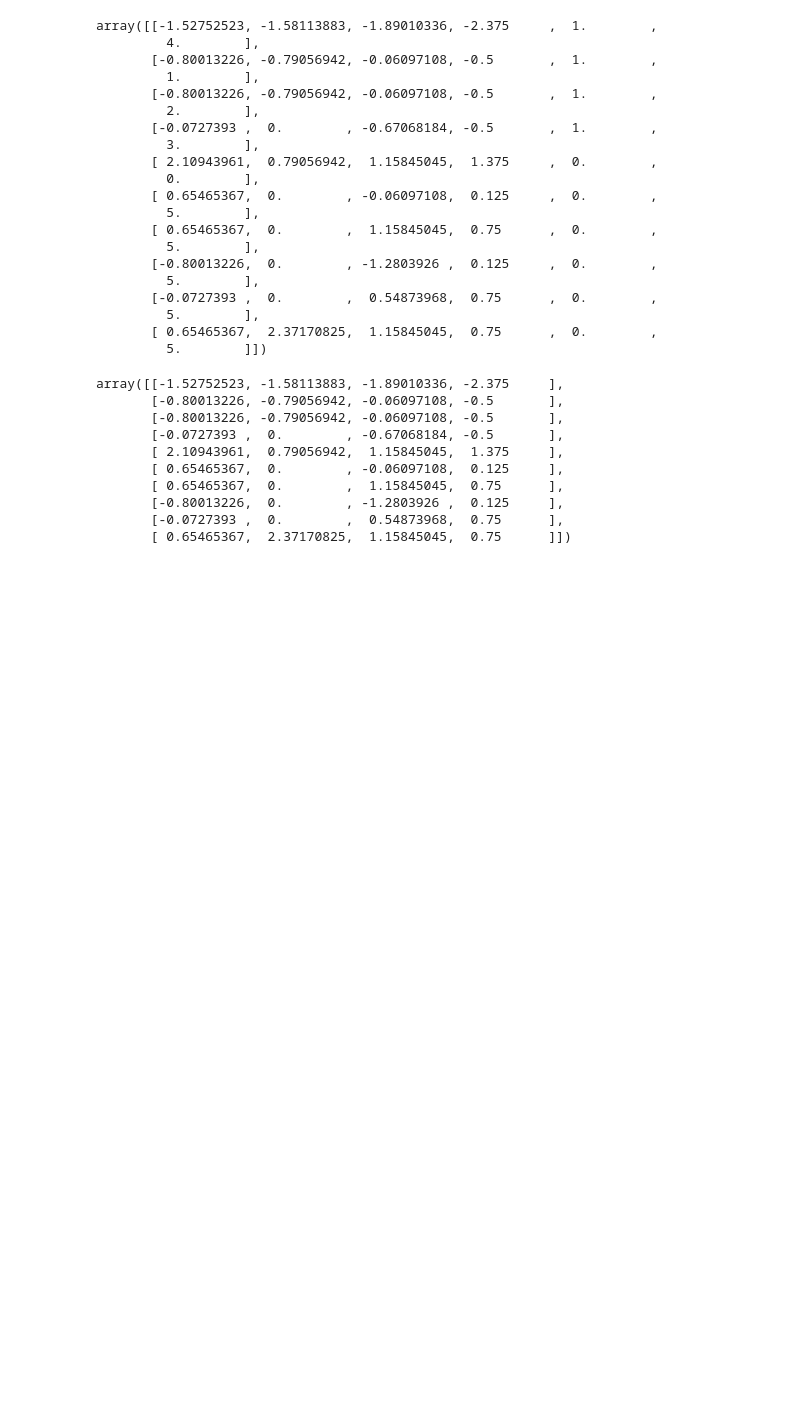
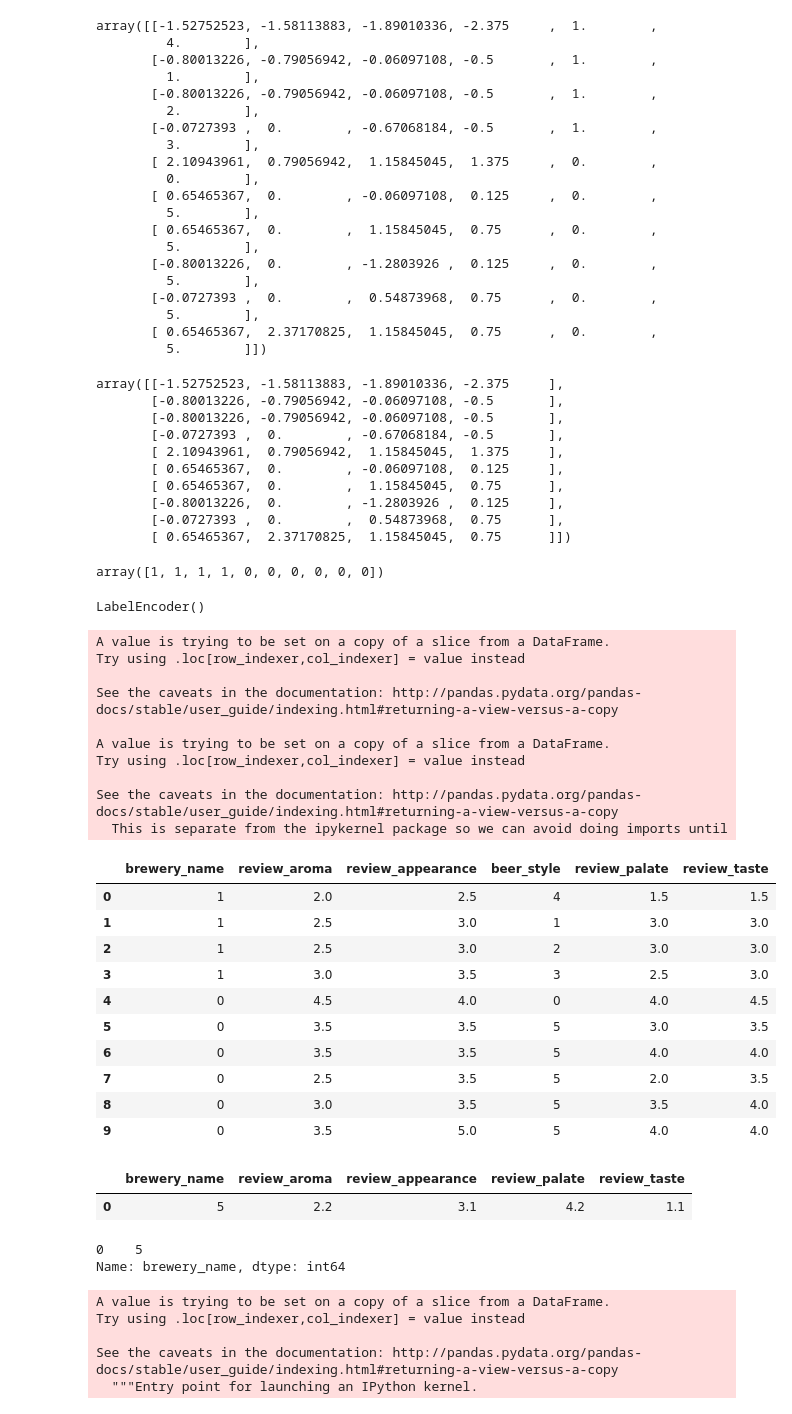
Before and after one commit to Reasmey/adsi_beer_app, a Jupyter notebook: notebooks/Data_cleaning.ipynb, the cells around one changed output. Drawn from its saved outputs; the diff is of its cells as text; code cells hidden in the pictures; blank space fills up the shorter version.

```diff
--- a/notebooks/Data_cleaning.ipynb
+++ b/notebooks/Data_cleaning.ipynb
@@ -546,3 +553,10 @@ TypeError: All estimators should implement fit and transform, or can be 'drop' o
+# %%
+def rev_encode(data):
+    data.iloc[:,0] = label_encoders['brewery_name'].fit_transform(data.iloc[:,0])
+    data.iloc[:,3] = label_encoders['beer_style'].fit_transform(data.iloc[:,3])
+
+    return data
+rev_encode_transformer = FunctionTransformer(rev_encode)
 # %%
 df_new
 # %% [output]
@@ -581,3 +595,35 @@ array([[-1.52752523, -1.58113883, -1.89010336, -2.375     ],
        [-0.80013226,  0.        , -1.2803926 ,  0.125     ],
        [-0.0727393 ,  0.        ,  0.54873968,  0.75      ],
        [ 0.65465367,  2.37170825,  1.15845045,  0.75      ]])
+# %%
+label_encoders['brewery_name'].fit_transform(df_sample.iloc[:,0])
+# %% [output]
+array([1, 1, 1, 1, 0, 0, 0, 0, 0, 0])
+# %%
+label_encoders['brewery_name']
+# %% [output]
+LabelEncoder()
+# %%
+rev_encode(df_sample)
+# %% [output]
+A value is trying to be set on a copy of a slice from a DataFrame.
+Try using .loc[row_indexer,col_indexer] = value instead
+
+See the caveats in the documentation: http://pandas.pydata.org/pandas-docs/stable/user_guide/indexing.html#returning-a-view-versus-a-copy
+
+A value is trying to be set on a copy of a slice from a DataFrame.
+Try using .loc[row_indexer,col_indexer] = value instead
+
+See the caveats in the documentation: http://pandas.pydata.org/pandas-docs/stable/user_guide/indexing.html#returning-a-view-versus-a-copy
+  This is separate from the ipykernel package so we can avoid doing imports until
+|  | brewery_name | review_aroma | review_appearance | beer_style | review_palate | review_taste |
+| 0 | 1 | 2.0 | 2.5 | 4 | 1.5 | 1.5 |
+| 1 | 1 | 2.5 | 3.0 | 1 | 3.0 | 3.0 |
+| 2 | 1 | 2.5 | 3.0 | 2 | 3.0 | 3.0 |
+| 3 | 1 | 3.0 | 3.5 | 3 | 2.5 | 3.0 |
+| 4 | 0 | 4.5 | 4.0 | 0 | 4.0 | 4.5 |
+| 5 | 0 | 3.5 | 3.5 | 5 | 3.0 | 3.5 |
+| 6 | 0 | 3.5 | 3.5 | 5 | 4.0 | 4.0 |
+| 7 | 0 | 2.5 | 3.5 | 5 | 2.0 | 3.5 |
+| 8 | 0 | 3.0 | 3.5 | 5 | 3.5 | 4.0 |
+| 9 | 0 | 3.5 | 5.0 | 5 | 4.0 | 4.0 |
@@ -583,0 +644,5 @@ array([[-1.52752523, -1.58113883, -1.89010336, -2.375     ],
+# %%
+obs
+# %% [output]
+|  | brewery_name | review_aroma | review_appearance | review_palate | review_taste |
+| 0 | 5 | 2.2 | 3.1 | 4.2 | 1.1 |
@@ -583,0 +651,5 @@ array([[-1.52752523, -1.58113883, -1.89010336, -2.375     ],
+# %%
+obs['brewery_name']
+# %% [output]
+0    5
+Name: brewery_name, dtype: int64
@@ -583,0 +673,8 @@ array([[-1.52752523, -1.58113883, -1.89010336, -2.375     ],
+# %%
+df_sample['brewery_name'] = label_encoders['brewery_name'].fit_transform(df_sample['brewery_name'])
+# %% [output]
+A value is trying to be set on a copy of a slice from a DataFrame.
+Try using .loc[row_indexer,col_indexer] = value instead
+
+See the caveats in the documentation: http://pandas.pydata.org/pandas-docs/stable/user_guide/indexing.html#returning-a-view-versus-a-copy
+  """Entry point for launching an IPython kernel.
```
Also changed, not shown: parts of 42 cells of this notebook, 8 other files.
